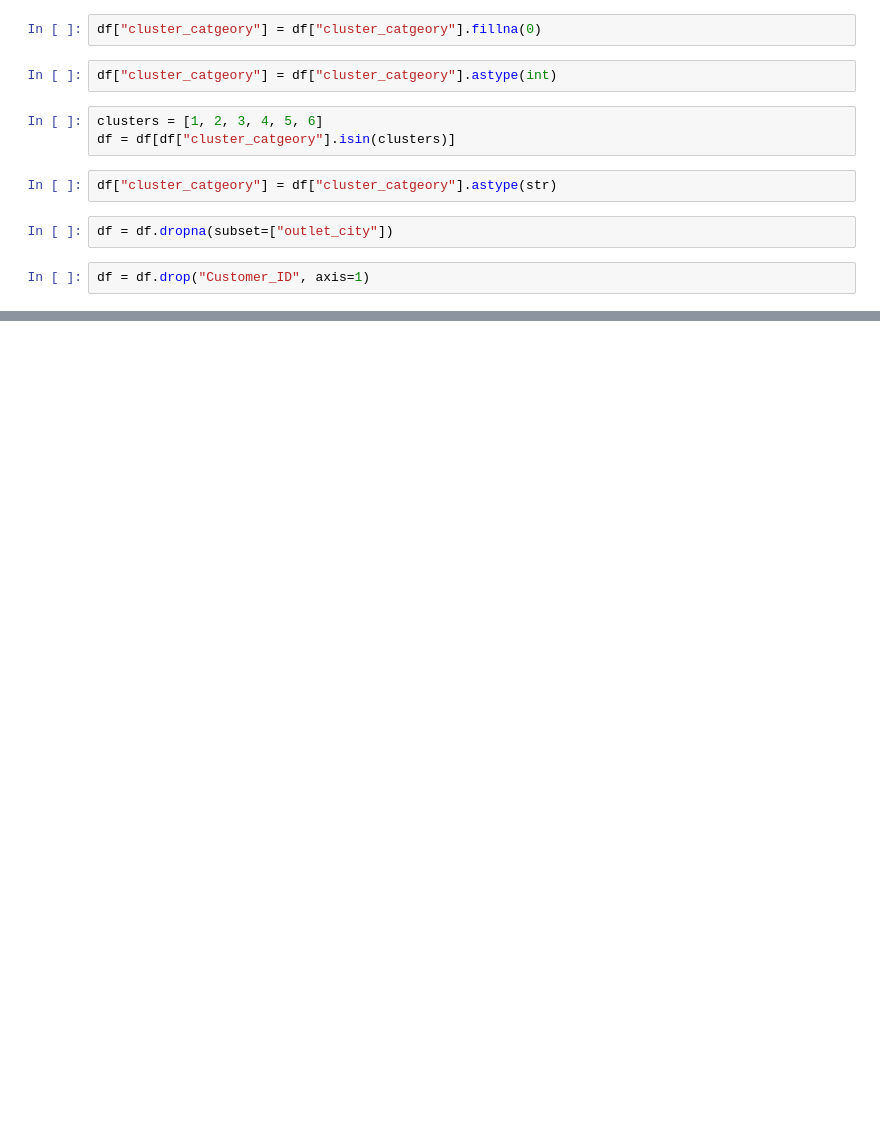
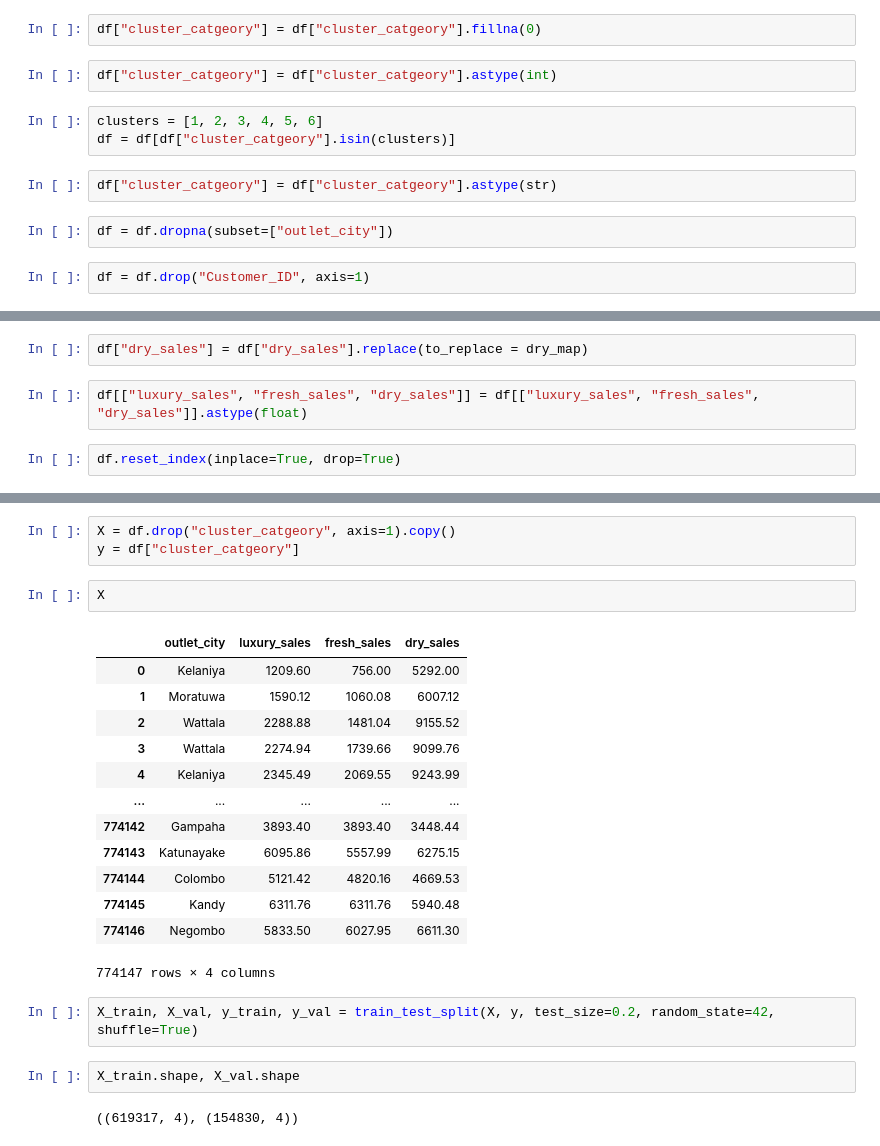
Before and after one commit to OverCat2000/Datastorm, a Jupyter notebook: notebook1.ipynb, the cells around one changed output, grey strips where cells are left out. Saved outputs shown, nothing was run; the diff lists cells and outputs as text; blank space fills up the shorter version.

```diff
--- a/notebook1.ipynb
+++ b/notebook1.ipynb
@@ -109,3 +153,9 @@ Two thousand seven hundread ruppess
+# %%
+df["dry_sales"] = df["dry_sales"].replace(to_replace = dry_map)
+# %%
+df[["luxury_sales", "fresh_sales", "dry_sales"]] = df[["luxury_sales", "fresh_sales", "dry_sales"]].astype(float)
+# %%
+df.reset_index(inplace=True, drop=True)
 # %%
 df.info()
 # %% [output]
@@ -123,0 +199,25 @@ memory usage: 35.4+ MB
+# %%
+X = df.drop("cluster_catgeory", axis=1).copy()
+y = df["cluster_catgeory"]
+# %%
+X
+# %% [output]
+|  | outlet_city | luxury_sales | fresh_sales | dry_sales |
+| 0 | Kelaniya | 1209.60 | 756.00 | 5292.00 |
+| 1 | Moratuwa | 1590.12 | 1060.08 | 6007.12 |
+| 2 | Wattala | 2288.88 | 1481.04 | 9155.52 |
+| 3 | Wattala | 2274.94 | 1739.66 | 9099.76 |
+| 4 | Kelaniya | 2345.49 | 2069.55 | 9243.99 |
+| ... | ... | ... | ... | ... |
+| 774142 | Gampaha | 3893.40 | 3893.40 | 3448.44 |
+| 774143 | Katunayake | 6095.86 | 5557.99 | 6275.15 |
+| 774144 | Colombo | 5121.42 | 4820.16 | 4669.53 |
+| 774145 | Kandy | 6311.76 | 6311.76 | 5940.48 |
+| 774146 | Negombo | 5833.50 | 6027.95 | 6611.30 |
+774147 rows × 4 columns
+# %%
+X_train, X_val, y_train, y_val = train_test_split(X, y, test_size=0.2, random_state=42, shuffle=True)
+# %%
+X_train.shape, X_val.shape
+# %% [output]
+((619317, 4), (154830, 4))
```
Also changed, not shown: parts of 30 cells of this notebook.
